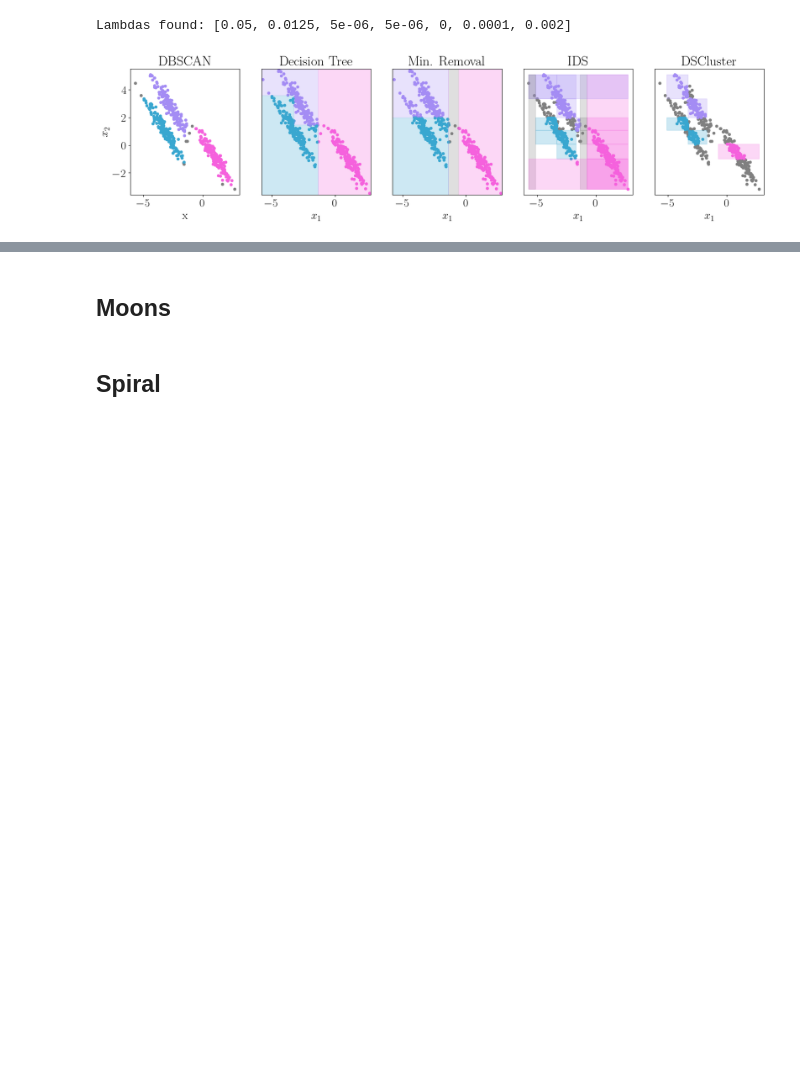
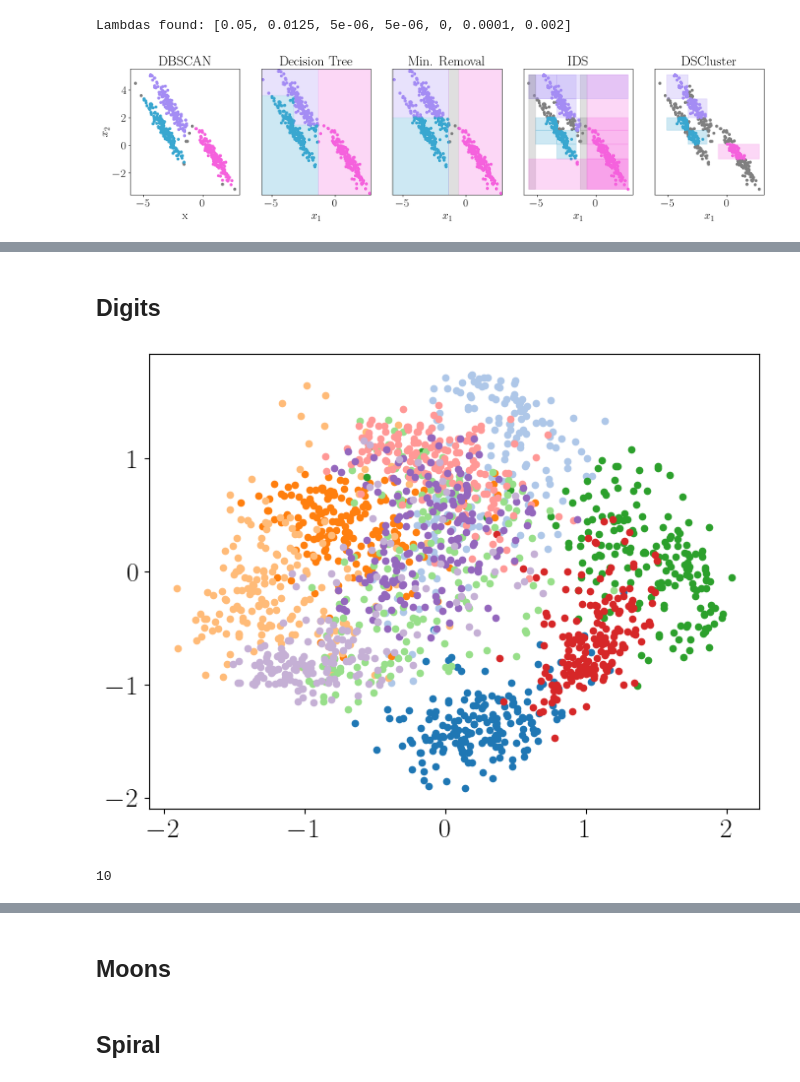
Before and after one commit to kevinqnb/interpretable-clustering, a Jupyter notebook: examples/dbscan-examples.ipynb, the cells around one changed output, grey strips where cells are left out. Saved outputs shown, nothing was run; the diff lists cells and outputs as text; code cells hidden in the pictures; blank space fills up the shorter version.

```diff
--- a/examples/dbscan-examples.ipynb
+++ b/examples/dbscan-examples.ipynb
@@ -37,23 +38,9 @@ cmap = ListedColormap(palette)
 color_dict = {i: cmap(7 - i) for i in range(8)}
 color_dict[-1] = 'grey'
 
-subset_colors = [cmap(5), cmap(6)]
-cmap_subset = ListedColormap(subset_colors)
-
-subset_outlier_colors = ['grey', cmap(5), cmap(6)]
-cmap_subset_outliers = ListedColormap(subset_outlier_colors)
-
-subset_colors = [cmap(5), cmap(6), cmap(7)]
-cmap_subset2 = ListedColormap(subset_colors)
-
-subset_outlier_colors = ['grey', cmap(5), cmap(6), cmap(7)]
-cmap_subset_outliers2 = ListedColormap(subset_outlier_colors)
-
-subset_colors = [cmap(i) for i in range(2,8)]
-cmap_subset3 = ListedColormap(subset_colors)
-
-subset_outlier_colors = ['grey'] + subset_colors
-cmap_subset_outliers3 = ListedColormap(subset_outlier_colors)
+cmap2 = ListedColormap(sns.color_palette("tab20", 20))
+color_dict2 = {i: cmap2(i) for i in range(len(cmap2.colors))}
+color_dict2[-1] = 'grey'
 
 # This assumes tex is installed in your system,
 # if not, you may simply remove most of this, aside from font.size
@@ -429,3 +418,24 @@ axs[2].set_xlabel('Max Rules')
 axs[2].set_ylabel('Weighted Average Rule Length')
 
 plt.legend(ncols = 4, bbox_to_anchor=(0.25, -0.25))
+# %% [markdown]
+## Digits
+# %%
+data, data_labels_, feature_labels, scaler = load_preprocessed_digits()
+data_labels = labels_format(data_labels_)
+data = data
+data_labels = data_labels
+n,d = data.shape
+n_unique_labels = len(unique_labels(data_labels))
+# %%
+# PCA for visualization
+pca = PCA(n_components=2)
+data_2d = pca.fit_transform(data)
+
+fig,ax = plt.subplots(figsize = (8,6))
+uniqie_labs = np.unique(data_labels_)
+for l in uniqie_labs:
+    idx = np.where(data_labels_ == l)[0]
+    ax.scatter(data_2d[idx,0], data_2d[idx,1], color = color_dict2[l], s = 20)
+# %% [output]
+[figure, added]
@@ -431,0 +460,4 @@ plt.legend(ncols = 4, bbox_to_anchor=(0.25, -0.25))
+# %%
+dbscan_n_clusters
+# %% [output]
+10
```
Also changed, not shown: parts of 10 cells of this notebook, 7 other files.
